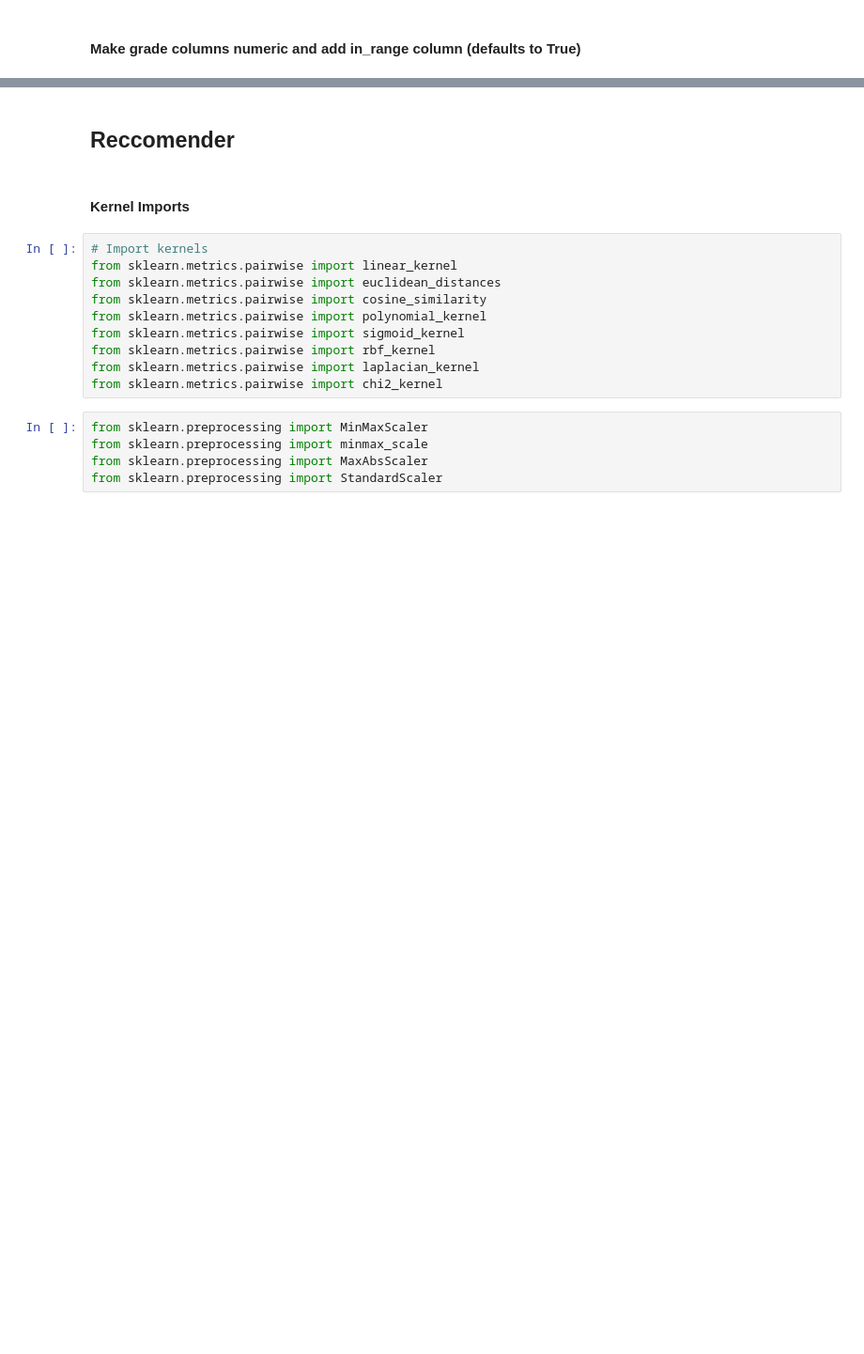
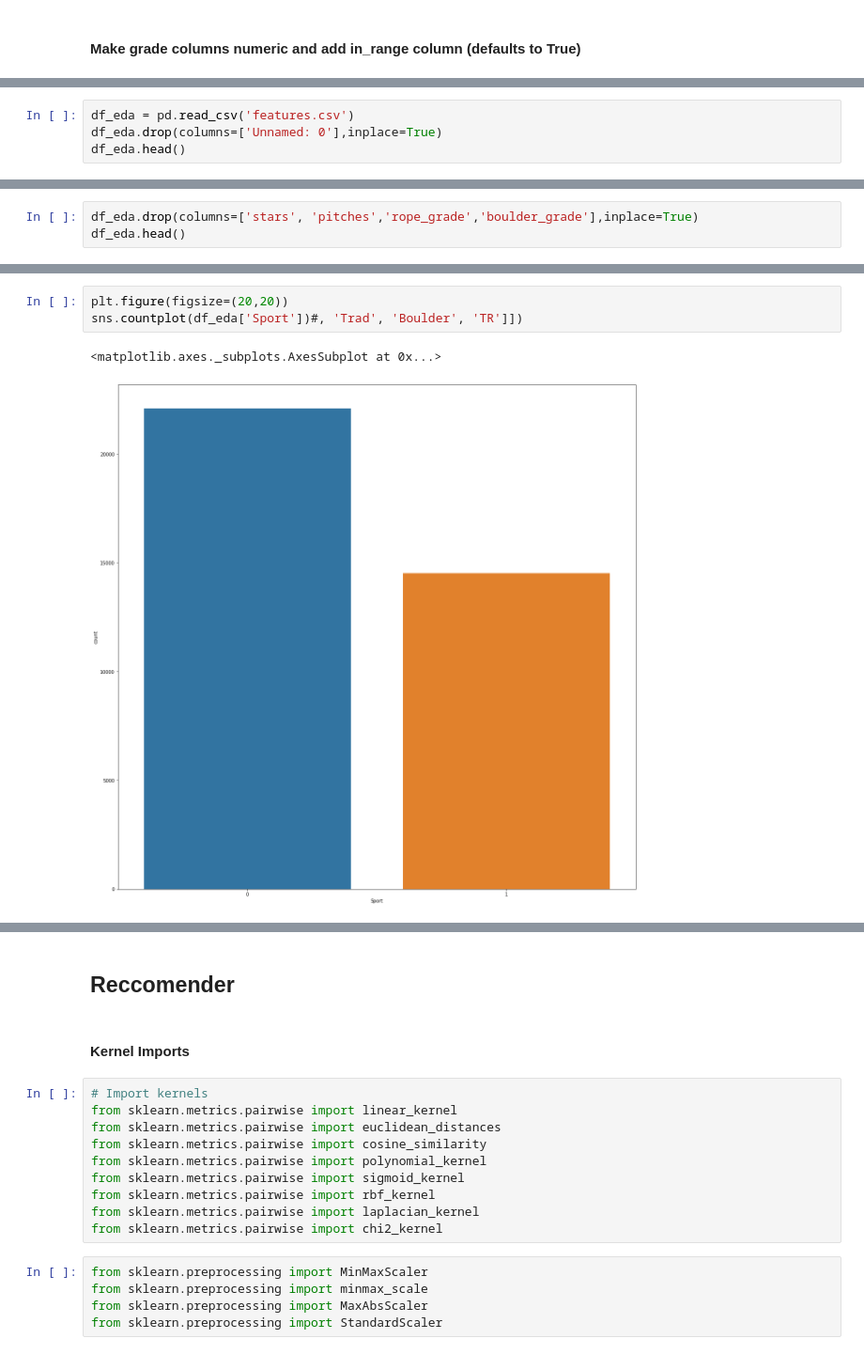
Before and after one commit to gseemann/climb_recommender, a Jupyter notebook: models.ipynb, the cells around one changed output, grey strips where cells are left out. Shown at 94% size. Cells and saved outputs as stored; diff of their text form; blank space fills up the shorter version.

```diff
--- a/models.ipynb
+++ b/models.ipynb
@@ -365,0 +486,4 @@ df_numeric.head()
+# %%
+df_eda = pd.read_csv('features.csv')
+df_eda.drop(columns=['Unnamed: 0'],inplace=True)
+df_eda.head()
@@ -365,0 +497,3 @@ df_numeric.head()
+# %%
+df_eda.drop(columns=['stars', 'pitches','rope_grade','boulder_grade'],inplace=True)
+df_eda.head()
@@ -365,0 +517,6 @@ df_numeric.head()
+# %%
+plt.figure(figsize=(20,20))
+sns.countplot(df_eda['Sport'])#, 'Trad', 'Boulder', 'TR']])
+# %% [output]
+<matplotlib.axes._subplots.AxesSubplot at 0x...>
+[figure, added]
```
Also changed, not shown: parts of 145 cells of this notebook, 7 other files.
